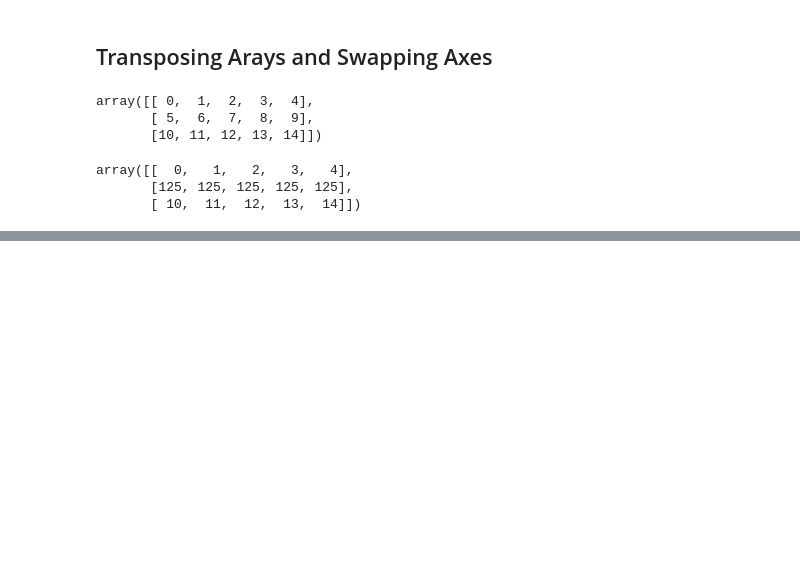
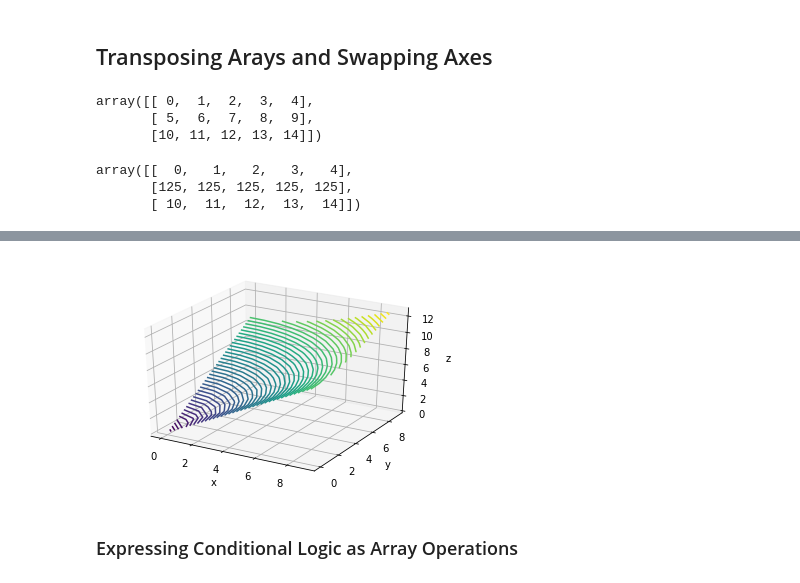
Before and after one commit to zhufangda/Exercise, a Jupyter notebook: python/Chapiter_4_Numpy_Basics_Arrays_and_Vectorized_Computation.ipynb, the cells around one changed output, grey strips where cells are left out. Saved outputs shown, nothing was run; the diff lists cells and outputs as text; code cells hidden in the pictures; blank space fills up the shorter version.

```diff
--- a/python/Chapiter_4_Numpy_Basics_Arrays_and_Vectorized_Computation.ipynb
+++ b/python/Chapiter_4_Numpy_Basics_Arrays_and_Vectorized_Computation.ipynb
@@ -316,0 +421,4 @@ SyntaxError: invalid syntax (<ipython-input-169-40896abc50c0>, line 1)
+# %%
+points = np.arange(0, 10)
+xs, ys = np.meshgrid(points, points)
+xs,ys
@@ -316,0 +446,14 @@ SyntaxError: invalid syntax (<ipython-input-169-40896abc50c0>, line 1)
+# %%
+z = np.sqrt(xs **2 + ys**2)
+import matplotlib.pylab as plt
+from mpl_toolkits.mplot3d import Axes3D
+fig = plt.figure()
+ax = plt.axes(projection='3d')
+ax.contour(xs, ys, z, 50)
+ax.set_xlabel('x')
+ax.set_ylabel('y')
+ax.set_zlabel('z');
+# %% [output]
+[figure, added]
+# %% [markdown]
+### Expressing Conditional Logic as Array Operations
```
Also changed, not shown: parts of 39 cells of this notebook.
